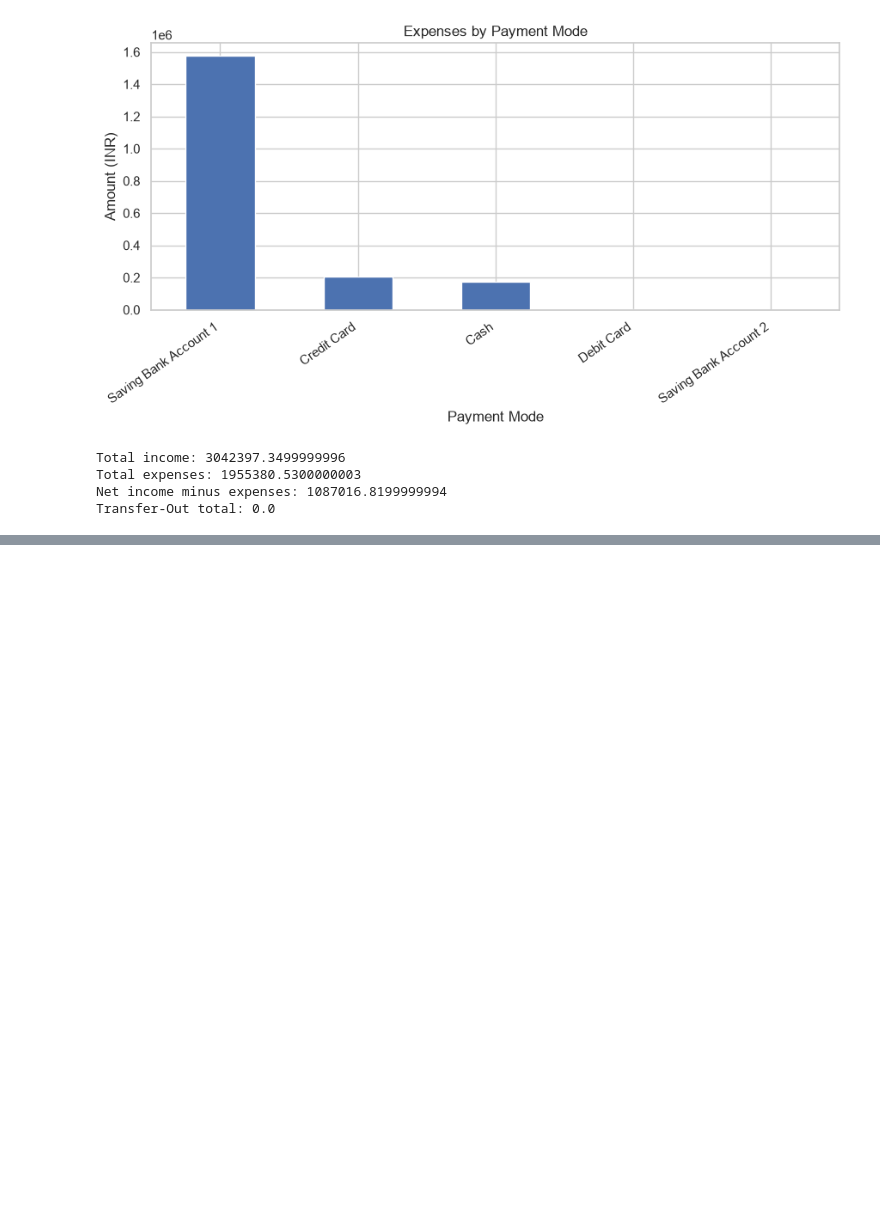
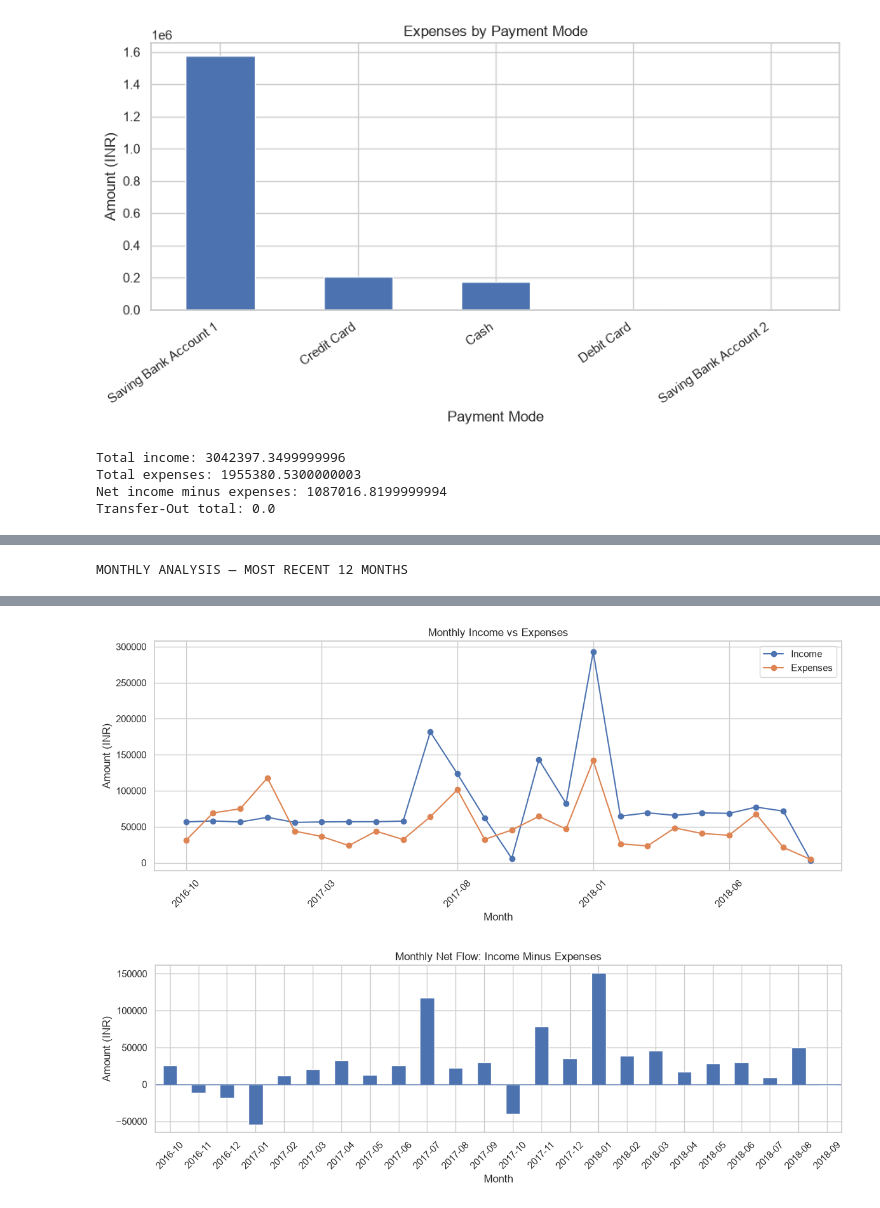
Before and after one commit to bh-arti113/personal-finance-analyzer, a Jupyter notebook: notebook/real_data_cleaning.ipynb, the cells around one changed output, grey strips where cells are left out. Drawn from its saved outputs; the diff is of its cells as text; code cells hidden in the pictures; blank space fills up the shorter version.

```diff
--- a/notebook/real_data_cleaning.ipynb
+++ b/notebook/real_data_cleaning.ipynb
@@ -690,0 +779,71 @@ df_clean.to_csv(output_dir / "transactions_clean.csv", index=False)
+# %%
+# --------------------------------------------------
+# 2. MONTHLY FINANCIAL TRENDS
+# --------------------------------------------------
+
+analysis_df["month"] = (
+    analysis_df["transaction_date"].dt.to_period("M")
+)
+
+monthly_income = (
+    income_df.assign(
+        month=income_df["transaction_date"].dt.to_period("M")
+    )
+    .groupby("month")["amount"].sum()
+    .rename("Income")
+)
+monthly_expenses = (
+    expense_df.assign(
+        month=expense_df["transaction_date"].dt.to_period("M")
+    )
+    .groupby("month")["amount"].sum()
+    .rename("Expenses")
+)
+
+monthly_transfers = (
+    transfer_df.assign(
+        month=transfer_df["transaction_date"].dt.to_period("M")
+    )
+    .groupby("month")["amount"].sum()
+    .rename("Transfer-Out")
+)
+
+monthly_analysis = pd.concat(
+    [monthly_income, monthly_expenses, monthly_transfers],
+    axis=1
+).fillna(0).sort_index()
+
+monthly_analysis["Net Flow"] = (
+    monthly_analysis["Income"] -
+    monthly_analysis["Expenses"]
+)
+
+print("\nMONTHLY ANALYSIS — MOST RECENT 12 MONTHS")
+display(monthly_analysis.tail(12).round(2))
+
+# Plot monthly income, expenses, and net flow
+monthly_plot = monthly_analysis.tail(24).copy()
+monthly_plot.index = monthly_plot.index.astype(str)
+
+monthly_plot[["Income", "Expenses"]].plot(
+    figsize=(12, 5), marker="o"
+)
+plt.title("Monthly Income vs Expenses")
+plt.xlabel("Month")
+plt.ylabel("Amount (INR)")
+plt.xticks(rotation=45)
+plt.tight_layout()
+plt.show()
+
+monthly_plot["Net Flow"].plot(
+    figsize=(12, 4), kind="bar"
+)
+plt.axhline(0, linewidth=1)
+plt.title("Monthly Net Flow: Income Minus Expenses")
+plt.xlabel("Month")
+plt.ylabel("Amount (INR)")
+plt.xticks(rotation=45)
+plt.tight_layout()
+plt.show()
+# %% [output]
+MONTHLY ANALYSIS — MOST RECENT 12 MONTHS
@@ -690,0 +864,2 @@ df_clean.to_csv(output_dir / "transactions_clean.csv", index=False)
+[figure, added]
+[figure, added]
```
Also changed, not shown: parts of 13 cells of this notebook, 1 other file.
